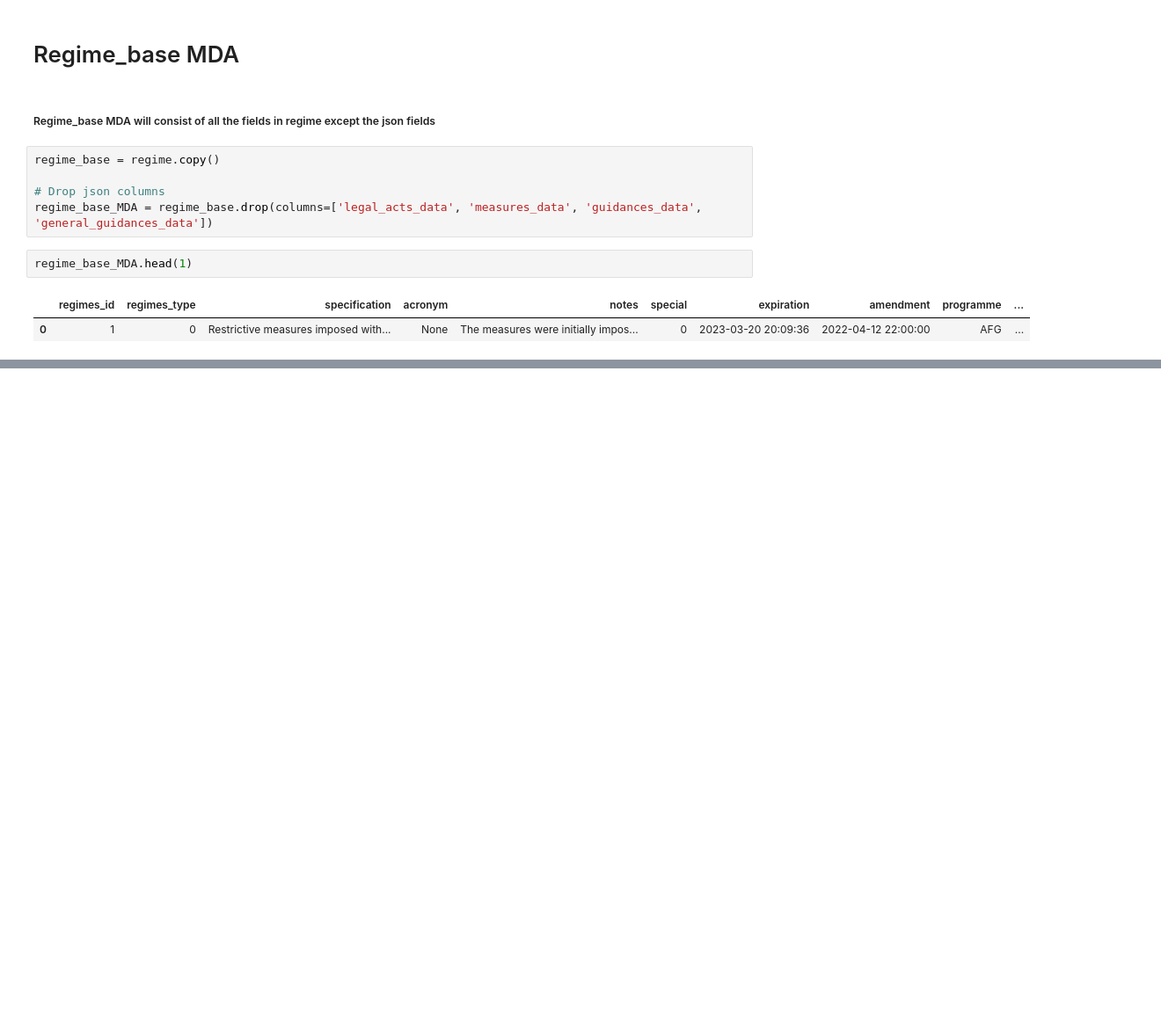
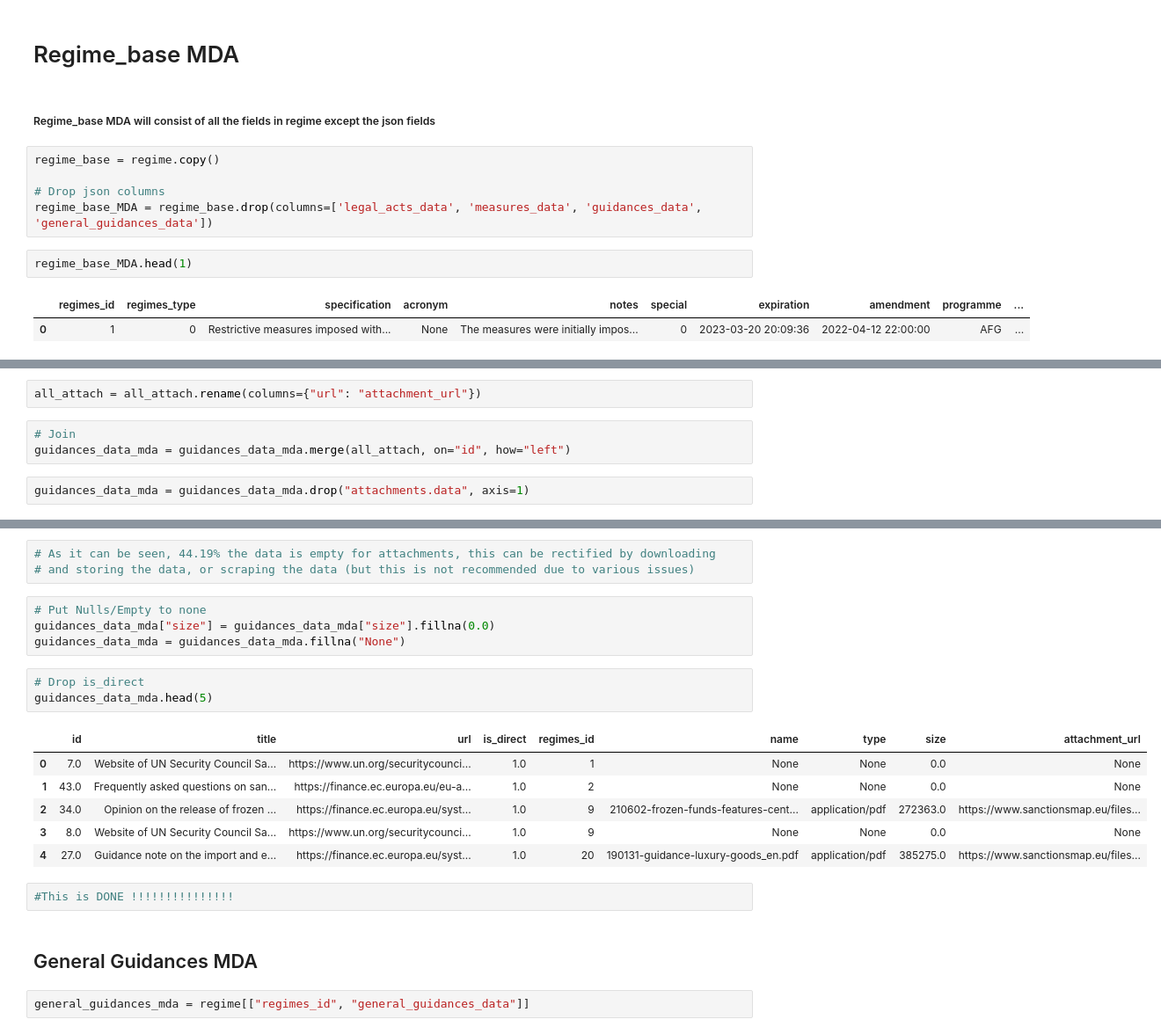
Before and after one commit to kwamemarfo/sanctions, a Jupyter notebook: Data Assets/Data Analysis.ipynb, the cells around one changed output, grey strips where cells are left out. Shown at 88% size. Saved outputs shown, nothing was run; the diff lists cells and outputs as text; blank space fills up the shorter version.

```diff
--- a/Data Assets/Data Analysis.ipynb
+++ b/Data Assets/Data Analysis.ipynb
@@ -272,0 +381,7 @@ regime_base_MDA.head(1)
+# %%
+all_attach = all_attach.rename(columns={"url": "attachment_url"})
+# %%
+# Join
+guidances_data_mda = guidances_data_mda.merge(all_attach, on="id", how="left")
+# %%
+guidances_data_mda = guidances_data_mda.drop("attachments.data", axis=1)
@@ -272,0 +402,23 @@ regime_base_MDA.head(1)
+# %%
+# As it can be seen, 44.19% the data is empty for attachments, this can be rectified by downloading
+# and storing the data, or scraping the data (but this is not recommended due to various issues)
+# %%
+# Put Nulls/Empty to none
+guidances_data_mda["size"] = guidances_data_mda["size"].fillna(0.0)
+guidances_data_mda = guidances_data_mda.fillna("None")
+# %%
+# Drop is_direct
+guidances_data_mda.head(5)
+# %% [output]
+|  | id | title | url | is_direct | regimes_id | name | type | size | attachment_url |
+| 0 | 7.0 | Website of UN Security Council Sa... | https://www.un.org/securitycounci... | 1.0 | 1 | None | None | 0.0 | None |
+| 1 | 43.0 | Frequently asked questions on san... | https://finance.ec.europa.eu/eu-a... | 1.0 | 2 | None | None | 0.0 | None |
+| 2 | 34.0 | Opinion on the release of frozen ... | https://finance.ec.europa.eu/syst... | 1.0 | 9 | 210602-frozen-funds-features-cent... | application/pdf | 272363.0 | https://www.sanctionsmap.eu/files... |
+| 3 | 8.0 | Website of UN Security Council Sa... | https://www.un.org/securitycounci... | 1.0 | 9 | None | None | 0.0 | None |
+| 4 | 27.0 | Guidance note on the import and e... | https://finance.ec.europa.eu/syst... | 1.0 | 20 | 190131-guidance-luxury-goods_en.pdf | application/pdf | 385275.0 | https://www.sanctionsmap.eu/files... |
+# %%
+#This is DONE !!!!!!!!!!!!!!!
+# %% [markdown]
+## General Guidances MDA
+# %%
+general_guidances_mda = regime[["regimes_id", "general_guidances_data"]]
```
Also changed, not shown: parts of 62 cells of this notebook, 2 other files.
